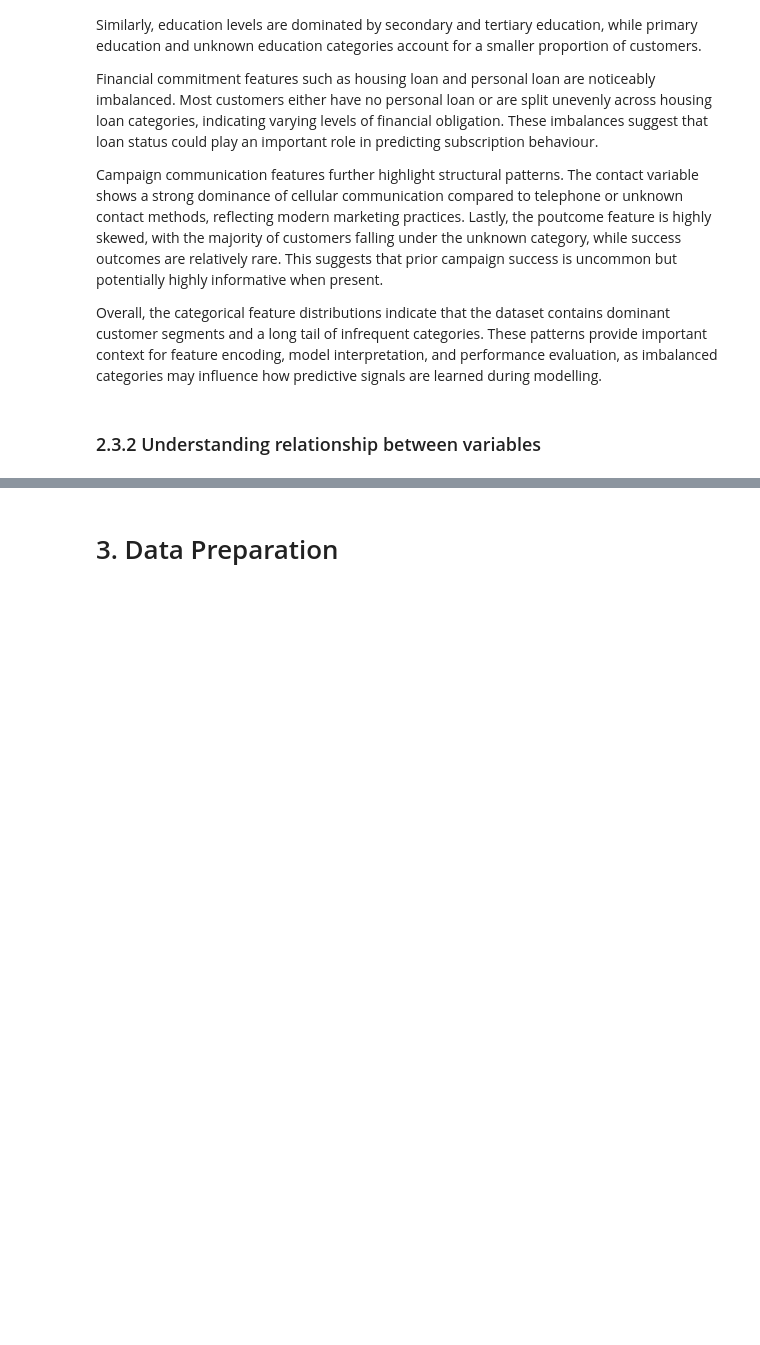
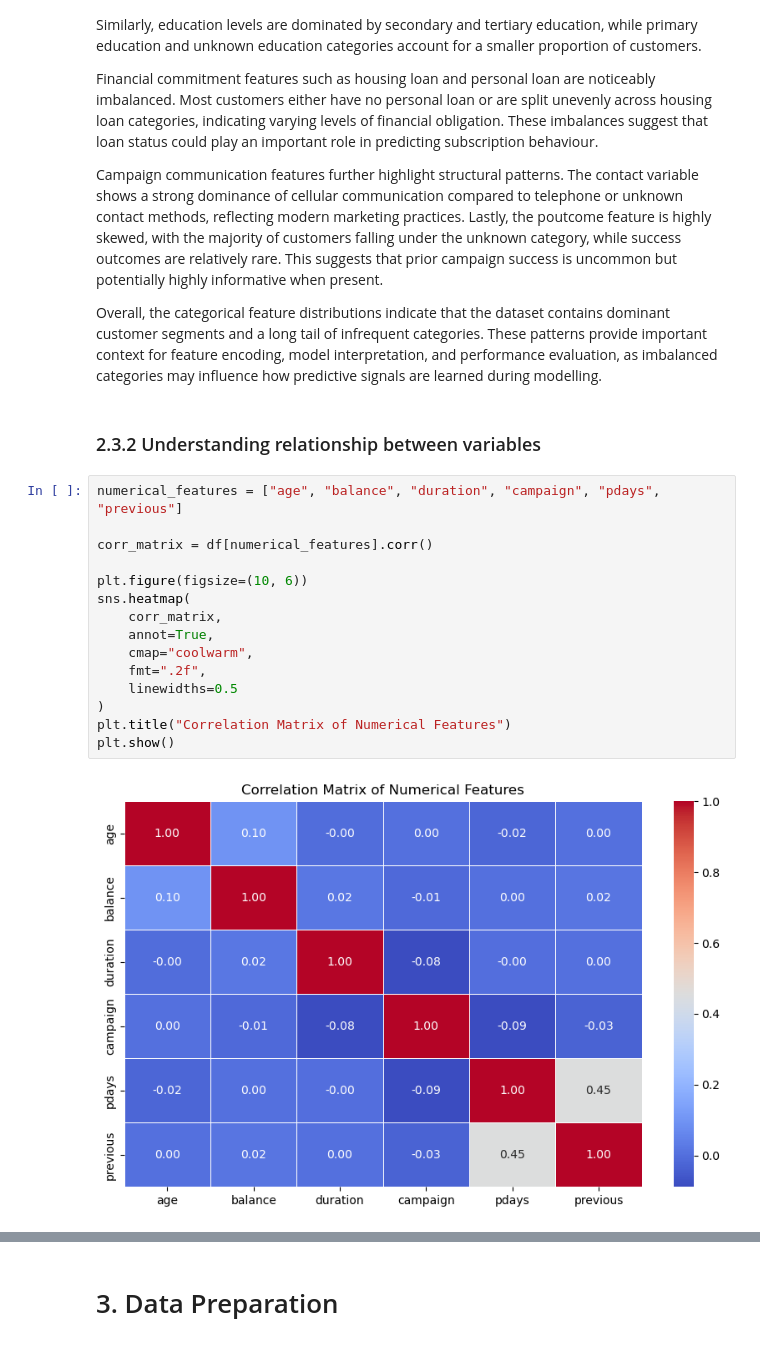
Before and after one commit to xousies/mldp-assignment, a Jupyter notebook: Program Codes.ipynb, the cells around one changed output, grey strips where cells are left out. Drawn from its saved outputs; the diff is of its cells as text; blank space fills up the shorter version.

Commit message:
Completed 2.3.2
Completed the implementation of Understanding relationship between variables with Plots and Analysis Explaination

```diff
--- a/Program Codes.ipynb
+++ b/Program Codes.ipynb
@@ -207,3 +218,20 @@ Campaign communication features further highlight structural patterns. The conta
 Overall, the categorical feature distributions indicate that the dataset contains dominant customer segments and a long tail of infrequent categories. These patterns provide important context for feature encoding, model interpretation, and performance evaluation, as imbalanced categories may influence how predictive signals are learned during modelling.
 # %% [markdown]
 ### 2.3.2 Understanding relationship between variables
+# %%
+numerical_features = ["age", "balance", "duration", "campaign", "pdays", "previous"]
+
+corr_matrix = df[numerical_features].corr()
+
+plt.figure(figsize=(10, 6))
+sns.heatmap(
+    corr_matrix,
+    annot=True,
+    cmap="coolwarm",
+    fmt=".2f",
+    linewidths=0.5
+)
+plt.title("Correlation Matrix of Numerical Features")
+plt.show()
+# %% [output]
+[figure, added]
```
Also changed, not shown: parts of 13 cells of this notebook, 1 other file.
